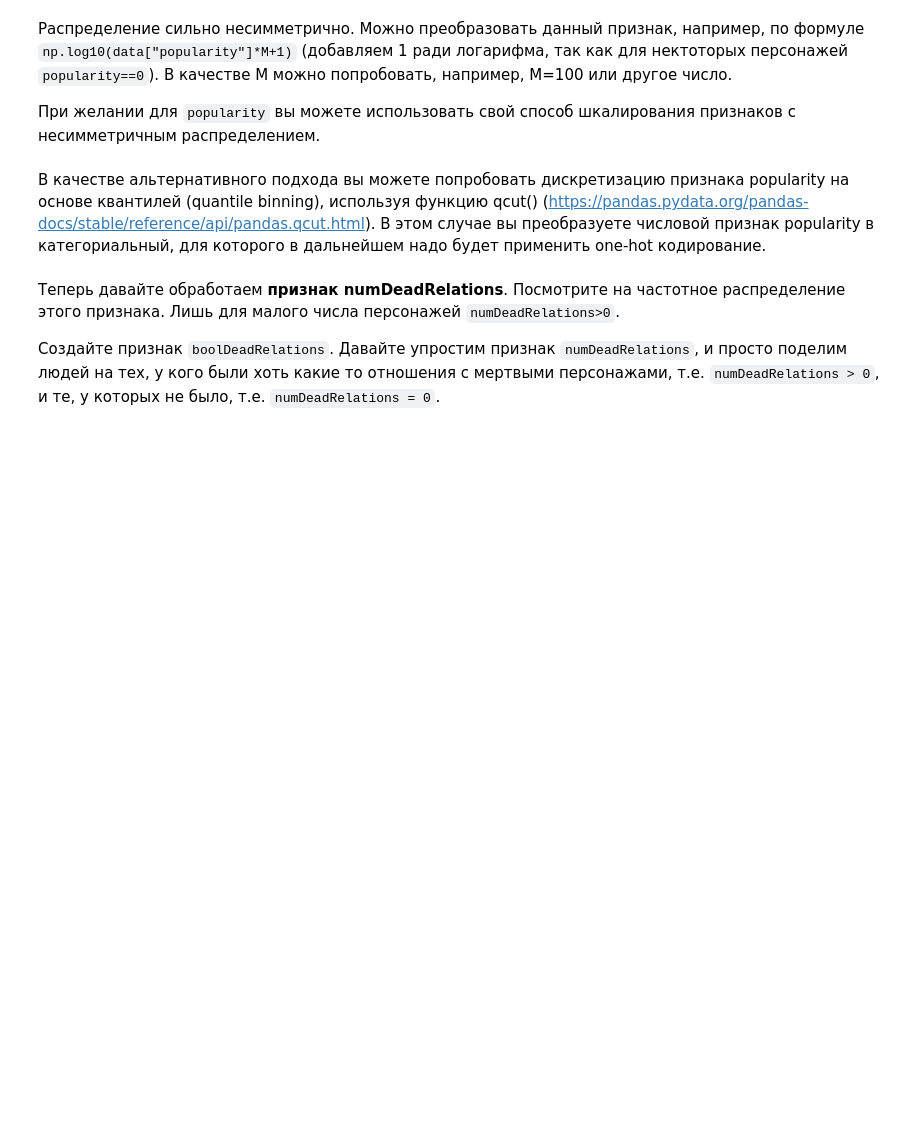
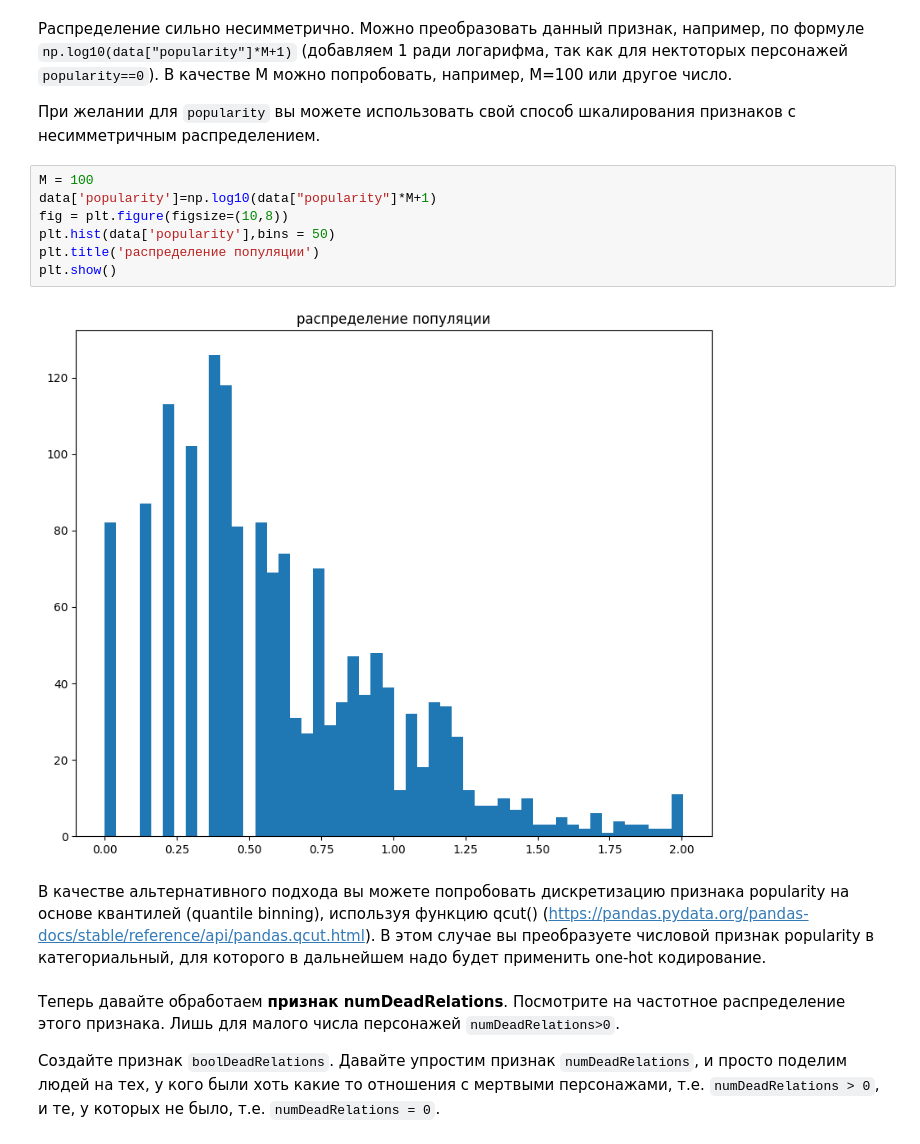
Before and after one commit to nikita12354322/progect2, a Jupyter notebook: week_01_ml_intro/Homework/hw_1_game_of_thrones.ipynb, the cells around one changed output. Saved outputs shown, nothing was run; the diff lists cells and outputs as text; blank space fills up the shorter version.

```diff
--- a/week_01_ml_intro/Homework/hw_1_game_of_thrones.ipynb
+++ b/week_01_ml_intro/Homework/hw_1_game_of_thrones.ipynb
@@ -173,6 +205,15 @@ data.describe(include = 'number').T[['count', 'min', 'max']]
 Распределение сильно несимметрично. Можно преобразовать данный признак, например, по формуле `np.log10(data["popularity"]*M+1)` (добавляем 1 ради логарифма, так как для нектоторых персонажей `popularity==0`). В качестве M можно попробовать, например, M=100 или другое число.
 
 При желании для `popularity` вы можете использовать свой способ шкалирования признаков с несимметричным распределением.
+# %%
+M = 100
+data['popularity']=np.log10(data["popularity"]*M+1)
+fig = plt.figure(figsize=(10,8))
+plt.hist(data['popularity'],bins = 50)
+plt.title('распределение популяции')
+plt.show()
+# %% [output]
+[figure, added]
 # %% [markdown]
 В качестве альтернативного подхода вы можете попробовать дискретизацию признака popularity на основе квантилей (quantile binning), используя функцию qcut() (https://pandas.pydata.org/pandas-docs/stable/reference/api/pandas.qcut.html). В этом случае вы преобразуете числовой признак popularity в категориальный, для которого в дальнейшем надо будет применить one-hot кодирование.
 # %% [markdown]
```
Also changed, not shown: parts of 11 cells of this notebook.
